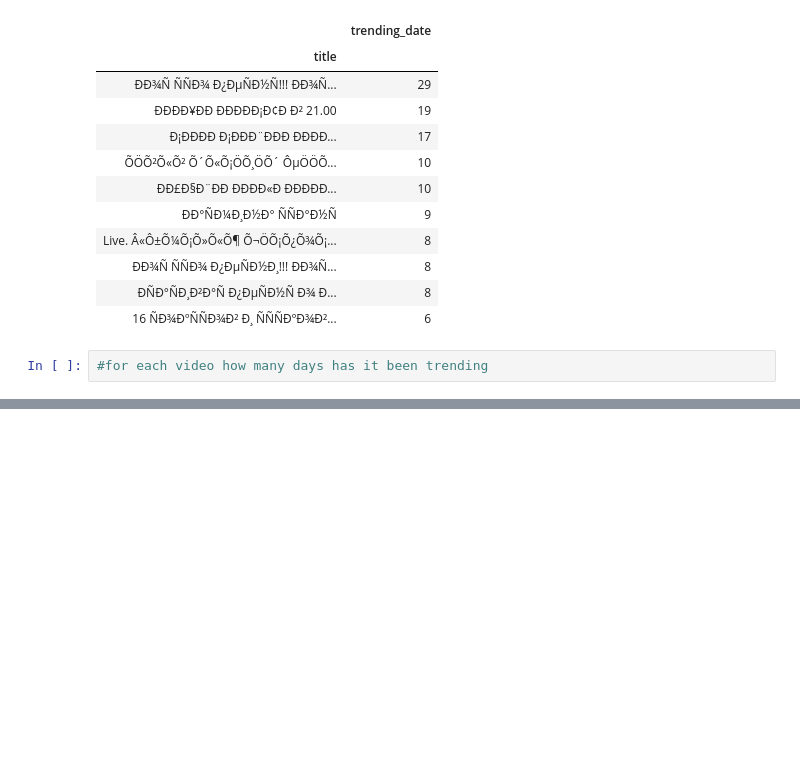
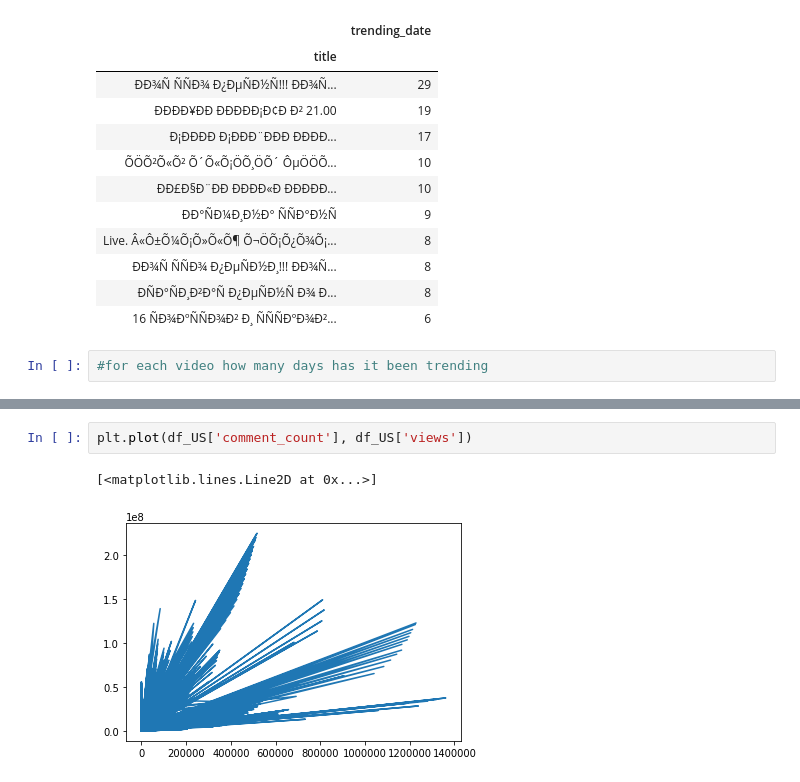
Before and after one commit to Joshmantova/Youtube-Case-Study-In-Python, a Jupyter notebook: notebooks/Untitled.ipynb, the cells around one changed output, grey strips where cells are left out. Saved outputs shown, nothing was run; the diff lists cells and outputs as text; blank space fills up the shorter version.

```diff
--- a/notebooks/Untitled.ipynb
+++ b/notebooks/Untitled.ipynb
@@ -235,0 +267,5 @@ df_us
+# %%
+plt.plot(df_US['comment_count'], df_US['views'])
+# %% [output]
+[<matplotlib.lines.Line2D at 0x...>]
+[figure, added]
```
Also changed, not shown: parts of 5 cells of this notebook, 2 other files.
